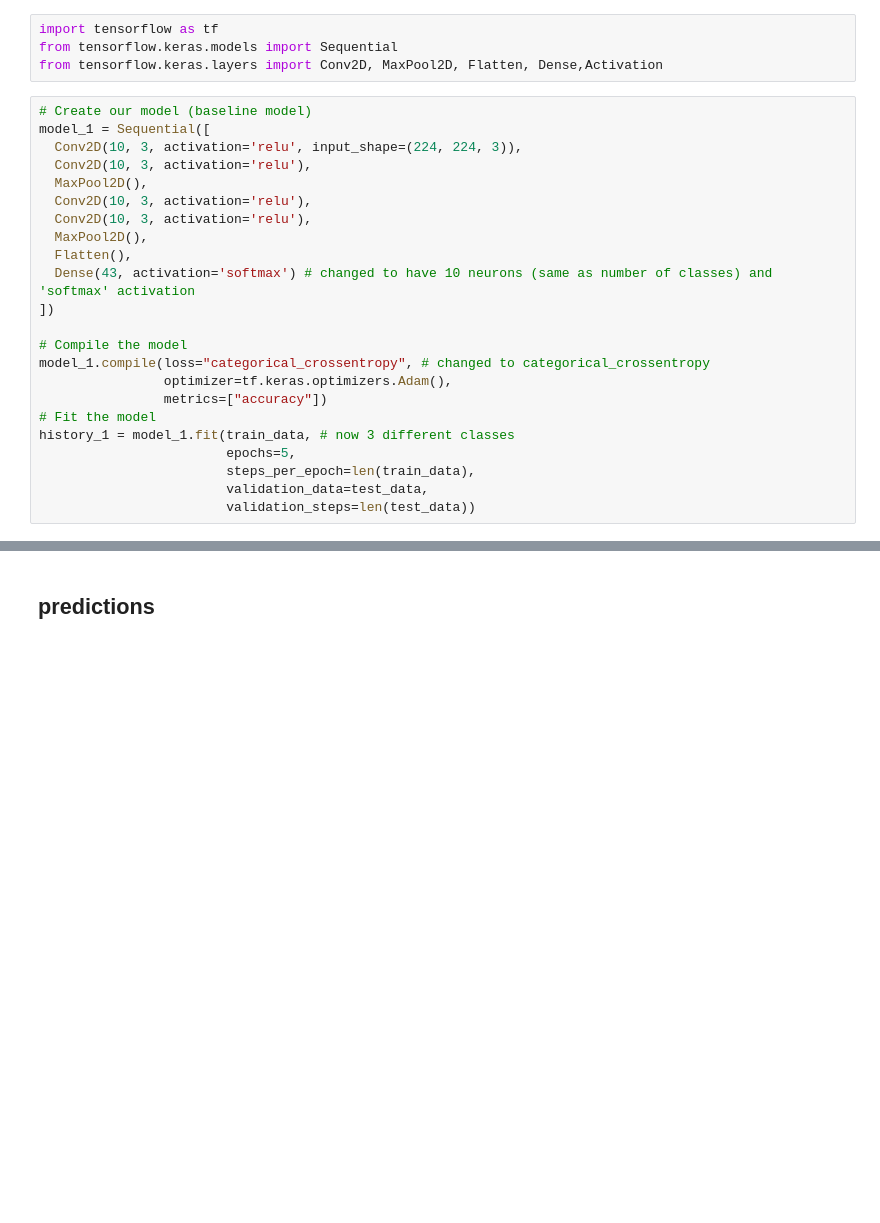
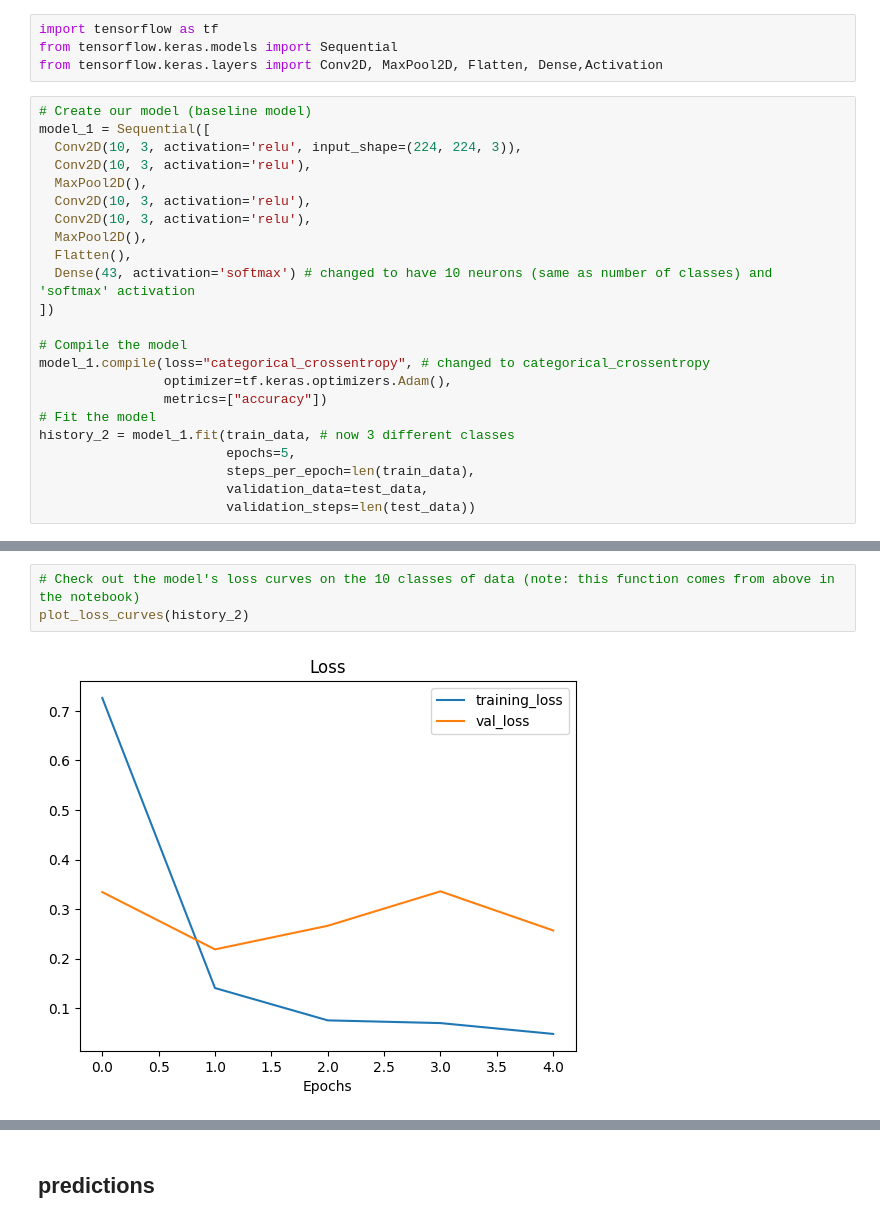
Before and after one commit to adijams01/SDC_Project_01_Lane_Detection, a Jupyter notebook: TrafficSignClassification.ipynb, the cells around one changed output, grey strips where cells are left out. Drawn from its saved outputs; the diff is of its cells as text; blank space fills up the shorter version.

```diff
--- a/TrafficSignClassification.ipynb
+++ b/TrafficSignClassification.ipynb
@@ -142,7 +146,7 @@ model_1.compile(loss="categorical_crossentropy", # changed to categorical_crosse
                 optimizer=tf.keras.optimizers.Adam(),
                 metrics=["accuracy"])
 # Fit the model
-history_1 = model_1.fit(train_data, # now 3 different classes
+history_2 = model_1.fit(train_data, # now 3 different classes
                         epochs=5,
                         steps_per_epoch=len(train_data),
                         validation_data=test_data,
@@ -186,0 +191,5 @@ model_1.evaluate(test_data)
+# %%
+# Check out the model's loss curves on the 10 classes of data (note: this function comes from above in the notebook)
+plot_loss_curves(history_2)
+# %% [output]
+[figure, added]
```
Also changed, not shown: parts of 35 cells of this notebook.
